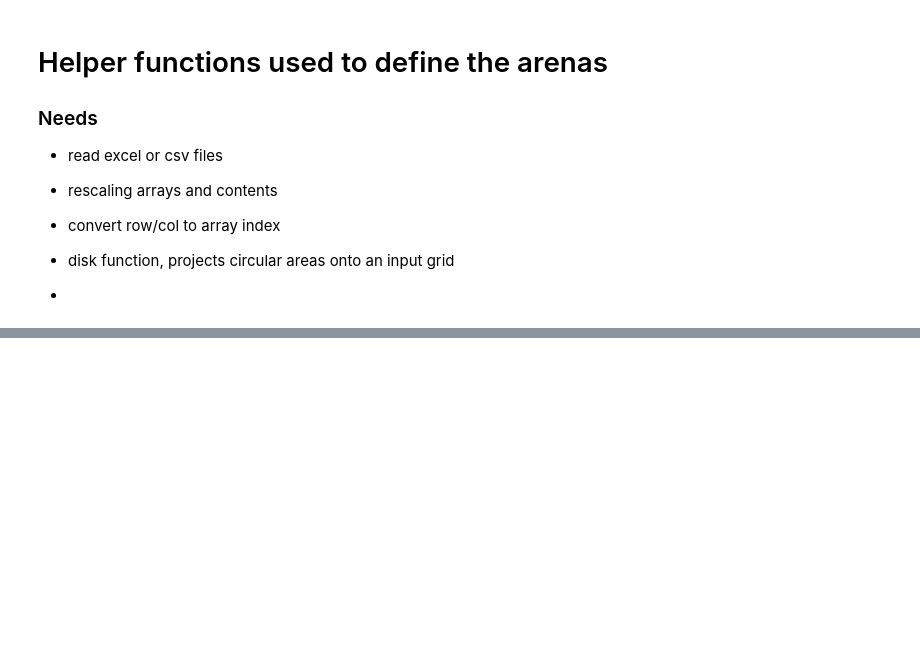
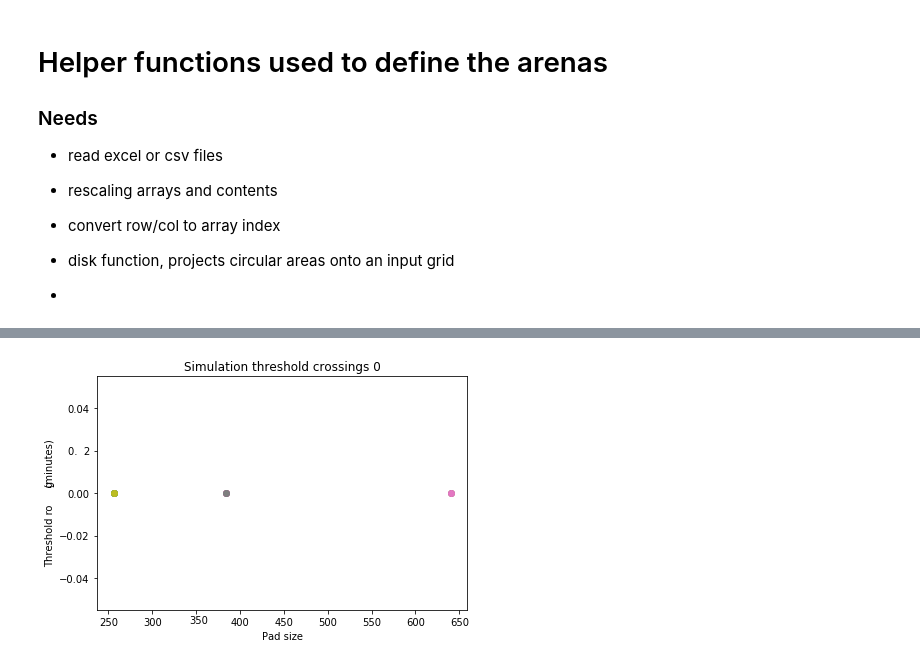
Before and after one commit to boospooky/omnitray-modeling, a Jupyter notebook: omnitray-modeling/mimic_190413_exp_jac.ipynb, the cells around one changed output, grey strips where cells are left out. Cells and saved outputs as stored; diff of their text form; code cells hidden in the pictures; blank space fills up the shorter version.

```diff
--- a/omnitray-modeling/mimic_190413_exp_jac.ipynb
+++ b/omnitray-modeling/mimic_190413_exp_jac.ipynb
@@ -832,0 +803,48 @@ Radau
+# %%
+sim_df = pd.DataFrame(itt.product(p0_df.index.values, np.arange(len(pad_fns))), columns=['p_ind','pad_ind'])
+npy_file_list = ['worker_outputs/'+xx for xx in os.listdir('./worker_outputs') if 'npy' in xx]
+pad_fns = [prep_pad_0,prep_pad_1,prep_pad_2,prep_pad_3,prep_pad_4,prep_pad_5,prep_pad_6,prep_pad_7,prep_pad_8]
+for p0_ind in p0_df.index:
+    p0 = p0_df.loc[p0_ind,:].values
+    for pad_ind, pad_fn in enumerate(pad_fns):
+        tvec_file = 'worker_outputs/pad{}_p{}_tvc.npy'.format(pad_ind, p0_ind)
+        avec_file = 'worker_outputs/pad{}_p{}_arr.npy'.format(pad_ind, p0_ind)
+        if (tvec_file in npy_file_list) and (avec_file in npy_file_list):
+            p0_df.loc[p0_ind,'pad{}_avec_fn'.format(pad_ind)] = avec_file
+            p0_df.loc[p0_ind,'pad{}_tvec_fn'.format(pad_ind)] = tvec_file
+        else:
+            p0_df.loc[p0_ind,'pad{}_avec_fn'.format(pad_ind)] = 'na'
+            p0_df.loc[p0_ind,'pad{}_tvec_fn'.format(pad_ind)] = 'na'
+# %%
+plt.close('all')
+pad_size = []
+gb_p = sim_df.groupby('p_ind')
+for p0_ind in p0_df.index.values[:1]:
+    plt.figure()
+    sub_df = gb_p.get_group(p0_ind)
+    for pad_ind in sub_df.pad_ind.values:
+        tvec_fn, avec_fn = p0_df.loc[p0_ind, ['pad{}_avec_fn'.format(pad_ind), 'pad{}_tvec_fn'.format(pad_ind)]]
+        if 'na' in [tvec_fn, avec_fn]:
+            pass
+        else:
+            img = np.load('worker_outputs/pad{}_p{}_arr.npy'.format(pad_ind, p0_ind))
+            t_vec = np.load('worker_outputs/pad{}_p{}_tvc.npy'.format(pad_ind, p0_ind))
+        #     plt.figure()
+        #     dy_vec = (np.diff(img[:,c_i,:,:],axis=0)/img[1:,c_i,:,:]).flatten('F')
+            c_vec = img[:,c_i,:,:].sum(axis=-1).sum(axis=-1)
+            dy_vec = np.diff(c_vec)/np.diff(t_vec)/c_vec[:-1]
+            tc_ind = np.arange(len(dy_vec))[dy_vec<0.8*dy_vec.max()]
+            if len(tc_ind) == 0:
+                tc_ind = len(dy_vec)-1
+            else:
+                tc_ind = tc_ind[0]
+        #     dy_t_vec = np.tile(t_vec[1:], len(dy_vec)//len(t_vec[1:]))
+            plt.plot(img.shape[2], t_vec[tc_ind]/60,'o',label=pad_ind)
+            plt.title('Simulation threshold crossings {}'.format(p0_ind))
+#     plt.legend()
+    plt.tight_layout()
+    plt.xlabel('Pad size')
+    plt.ylabel('Threshold crossing (minutes)')
+#     plt.ylim([-1,3])
+# %% [output]
+[figure, added]
```
Also changed, not shown: parts of 11 cells of this notebook.
